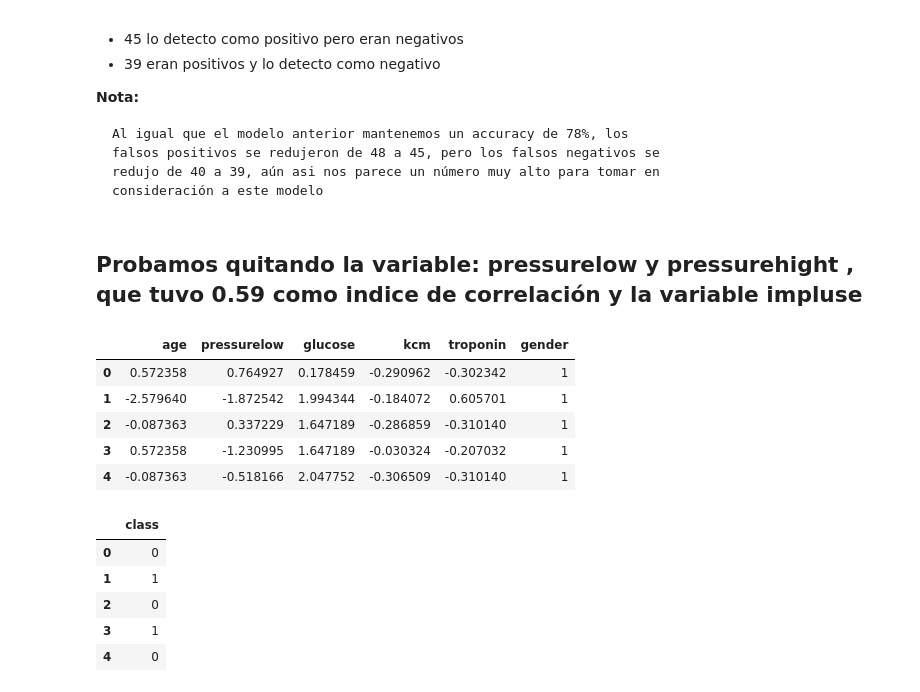
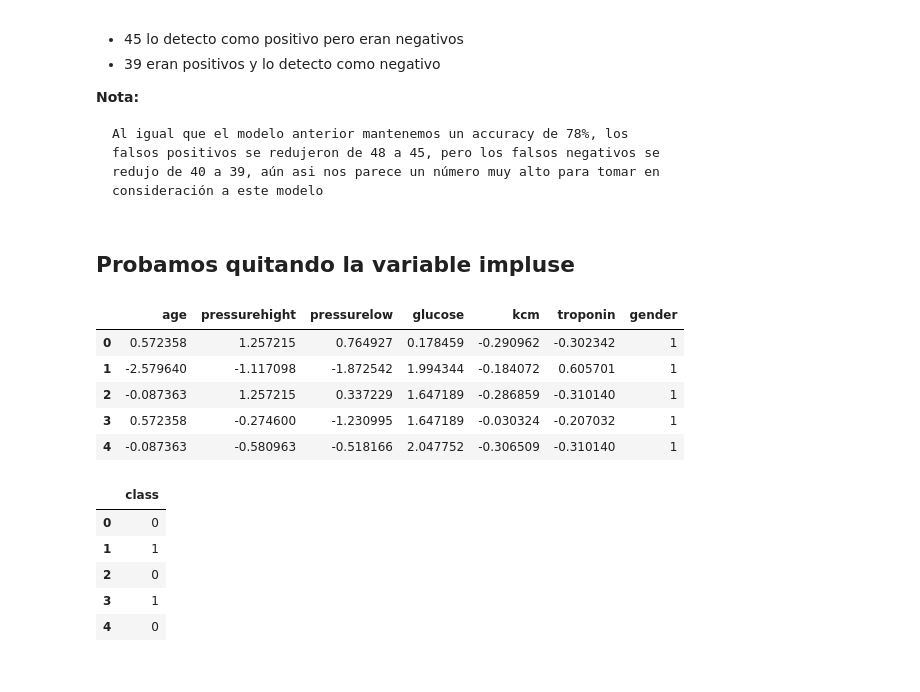
Before and after one commit to walter1358/Notebooks, a Jupyter notebook: Trabajo_final1_g1_ML.ipynb, the cells around one changed output. Drawn from its saved outputs; the diff is of its cells as text; code cells hidden in the pictures.

```diff
--- a/Trabajo_final1_g1_ML.ipynb
+++ b/Trabajo_final1_g1_ML.ipynb
@@ -805,26 +805,26 @@ Mientras que la matriz de confusión nos indica:
     redujo de 40 a 39, aún asi nos parece un número muy alto para tomar en
     consideración a este modelo
 # %% [markdown]
-## **Probamos quitando la variable: pressurelow y pressurehight , que tuvo 0.59 como indice de correlación  y la variable impluse**
+## **Probamos quitando la variable impluse**
 # %%
 from sklearn.preprocessing import StandardScaler
 
-numerical_columns = ['age', 'pressurelow', 'glucose', 'kcm', 'troponin']
+numerical_columns = ['age', 'pressurehight', 'pressurelow', 'glucose', 'kcm', 'troponin']
 
 scaler = StandardScaler()
 X_scaled = scaler.fit_transform(df_heart[numerical_columns])
 
 df_scaled = pd.DataFrame(X_scaled, columns=numerical_columns , index=df_heart.index)
 
 df_scaled['gender'] = df_heart['gender']
 df_scaled.head()
 # %% [output]
-|  | age | pressurelow | glucose | kcm | troponin | gender |
-| 0 | 0.572358 | 0.764927 | 0.178459 | -0.290962 | -0.302342 | 1 |
-| 1 | -2.579640 | -1.872542 | 1.994344 | -0.184072 | 0.605701 | 1 |
-| 2 | -0.087363 | 0.337229 | 1.647189 | -0.286859 | -0.310140 | 1 |
-| 3 | 0.572358 | -1.230995 | 1.647189 | -0.030324 | -0.207032 | 1 |
-| 4 | -0.087363 | -0.518166 | 2.047752 | -0.306509 | -0.310140 | 1 |
+|  | age | pressurehight | pressurelow | glucose | kcm | troponin | gender |
+| 0 | 0.572358 | 1.257215 | 0.764927 | 0.178459 | -0.290962 | -0.302342 | 1 |
+| 1 | -2.579640 | -1.117098 | -1.872542 | 1.994344 | -0.184072 | 0.605701 | 1 |
+| 2 | -0.087363 | 1.257215 | 0.337229 | 1.647189 | -0.286859 | -0.310140 | 1 |
+| 3 | 0.572358 | -0.274600 | -1.230995 | 1.647189 | -0.030324 | -0.207032 | 1 |
+| 4 | -0.087363 | -0.580963 | -0.518166 | 2.047752 | -0.306509 | -0.310140 | 1 |
 # %%
 # y es la variable dependiente
 y = df_heart['class']
```
Also changed, not shown: parts of 93 cells of this notebook.
